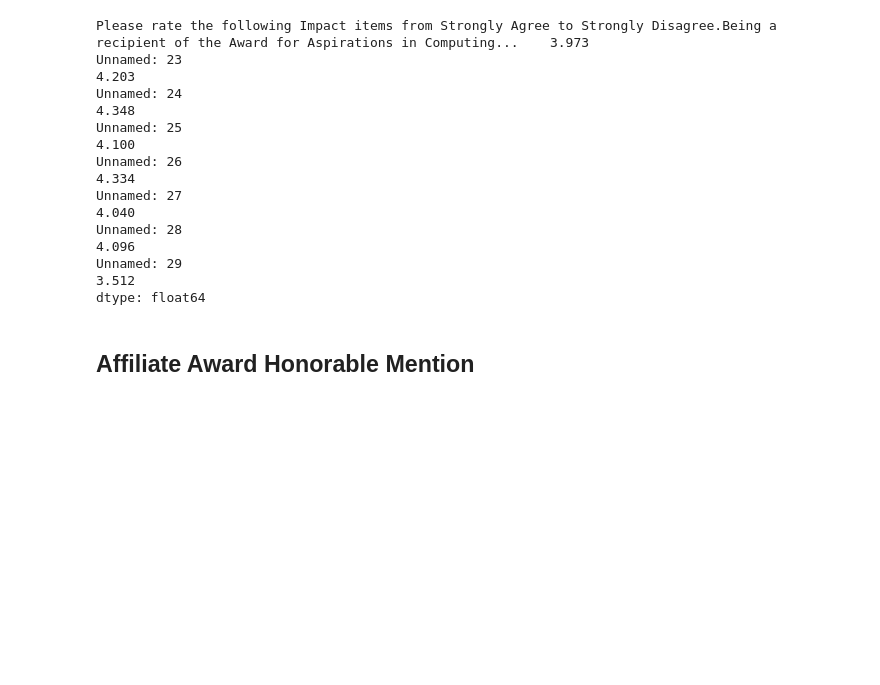
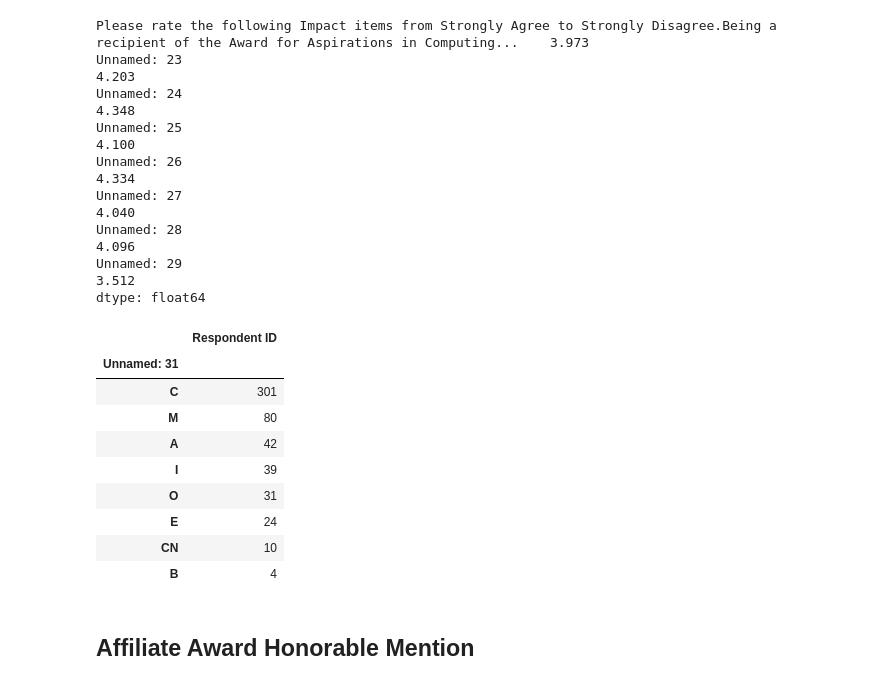
Before and after one commit to hannahweber/INFO3401-Final-Project, a Jupyter notebook: Breakdown by Award Recipients.ipynb, the cells around one changed output. Saved outputs shown, nothing was run; the diff lists cells and outputs as text; code cells hidden in the pictures; blank space fills up the shorter version.

```diff
--- a/Breakdown by Award Recipients.ipynb
+++ b/Breakdown by Award Recipients.ipynb
@@ -224,6 +293,25 @@ Unnamed: 27
 Unnamed: 28                                                                                                                                       4.096
 Unnamed: 29                                                                                                                                       3.512
 dtype: float64
+# %%
+# I am more...
+aaw13 = df_13[df_13["Unnamed: 3"] == "2018 Affiliate (Regional) Award Winner"]
+
+df_gb = aaw13.groupby('Unnamed: 31')
+agg_d = {'Respondent ID' : 'count'}
+df_agg = df_gb.agg(agg_d)
+df_agg.sort_values('Respondent ID', ascending = False)
+# %% [output]
+|  | Respondent ID |
+| Unnamed: 31 |  |
+| C | 301 |
+| M | 80 |
+| A | 42 |
+| I | 39 |
+| O | 31 |
+| E | 24 |
+| CN | 10 |
+| B | 4 |
 # %% [markdown]
 ##  Affiliate Award Honorable Mention
 # %%
```
Also changed, not shown: parts of 8 cells of this notebook, 5 other files.
